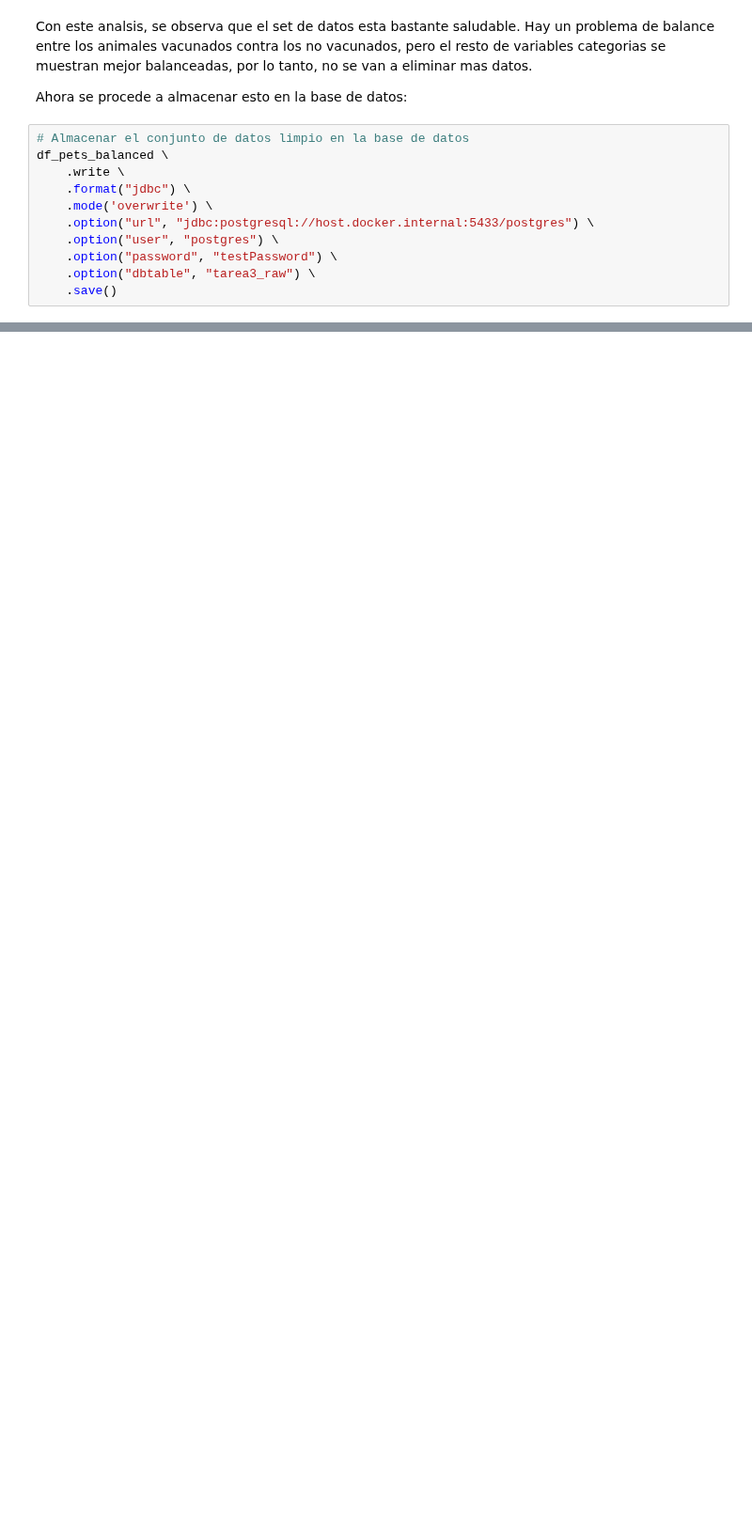
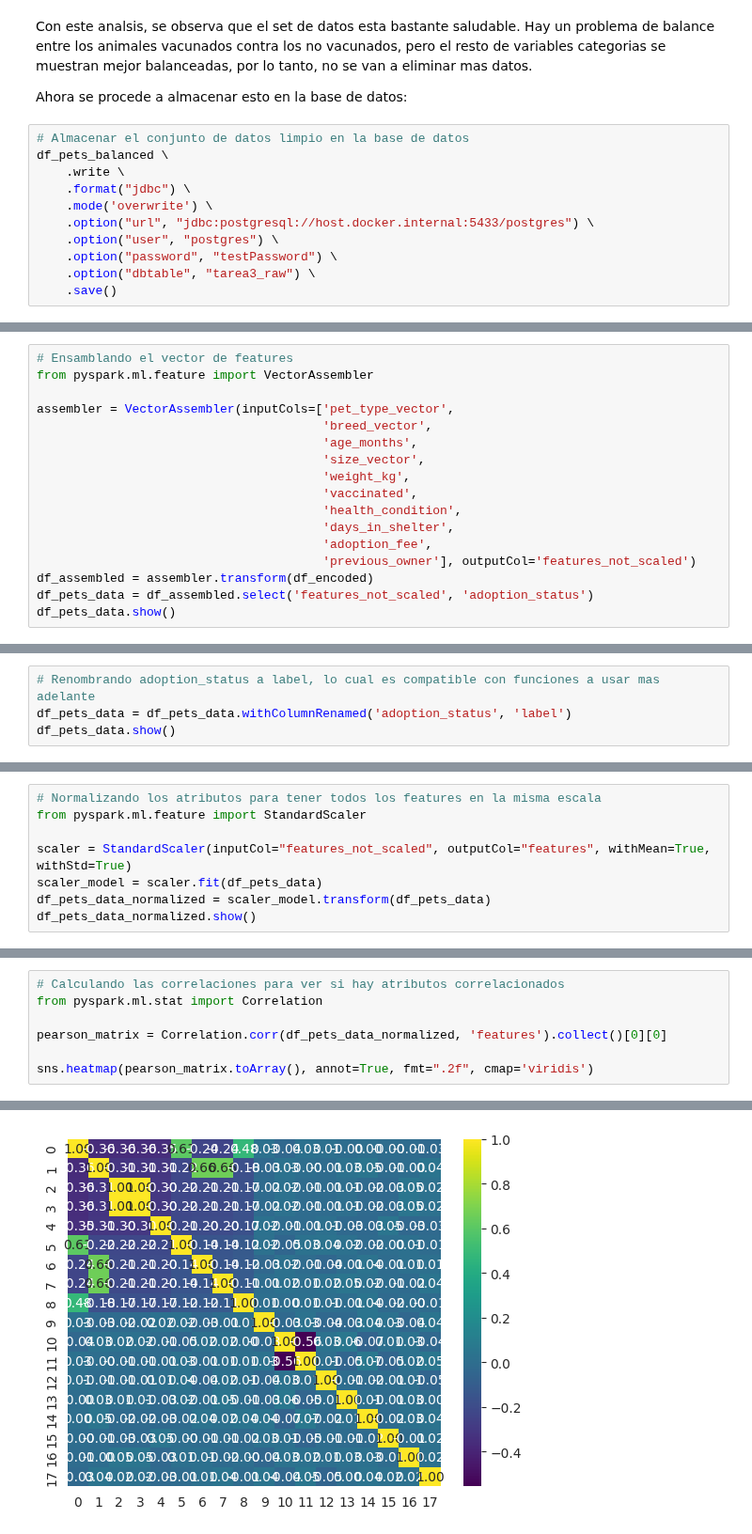
Before and after one commit to YoksanVC/TEC_DataScienceCert, a Jupyter notebook: Module_4_BigData/Tarea_3/tarea3_YoksanVarelaCambronero.ipynb, the cells around one changed output, grey strips where cells are left out. Shown at 94% size. Drawn from its saved outputs; the diff is of its cells as text; blank space fills up the shorter version.

```diff
--- a/Module_4_BigData/Tarea_3/tarea3_YoksanVarelaCambronero.ipynb
+++ b/Module_4_BigData/Tarea_3/tarea3_YoksanVarelaCambronero.ipynb
@@ -299,0 +398,17 @@ df_pets_balanced \
+# %%
+# Ensamblando el vector de features
+from pyspark.ml.feature import VectorAssembler
+
+assembler = VectorAssembler(inputCols=['pet_type_vector',
+                                       'breed_vector',
+                                       'age_months',
+                                       'size_vector',
+                                       'weight_kg',
+                                       'vaccinated',
+                                       'health_condition',
+                                       'days_in_shelter',
+                                       'adoption_fee',
+                                       'previous_owner'], outputCol='features_not_scaled')
+df_assembled = assembler.transform(df_encoded)
+df_pets_data = df_assembled.select('features_not_scaled', 'adoption_status')
+df_pets_data.show()
@@ -299,0 +433,4 @@ df_pets_balanced \
+# %%
+# Renombrando adoption_status a label, lo cual es compatible con funciones a usar mas adelante
+df_pets_data = df_pets_data.withColumnRenamed('adoption_status', 'label')
+df_pets_data.show()
@@ -299,0 +455,8 @@ df_pets_balanced \
+# %%
+# Normalizando los atributos para tener todos los features en la misma escala
+from pyspark.ml.feature import StandardScaler
+
+scaler = StandardScaler(inputCol="features_not_scaled", outputCol="features", withMean=True, withStd=True)
+scaler_model = scaler.fit(df_pets_data)
+df_pets_data_normalized = scaler_model.transform(df_pets_data)
+df_pets_data_normalized.show()
@@ -299,0 +481,8 @@ df_pets_balanced \
+# %%
+# Calculando las correlaciones para ver si hay atributos correlacionados
+from pyspark.ml.stat import Correlation
+
+pearson_matrix = Correlation.corr(df_pets_data_normalized, 'features').collect()[0][0]
+
+sns.heatmap(pearson_matrix.toArray(), annot=True, fmt=".2f", cmap='viridis')
+# %% [output]
@@ -299,0 +491 @@ df_pets_balanced \
+[figure, added]
```
Also changed, not shown: parts of 20 cells of this notebook.
